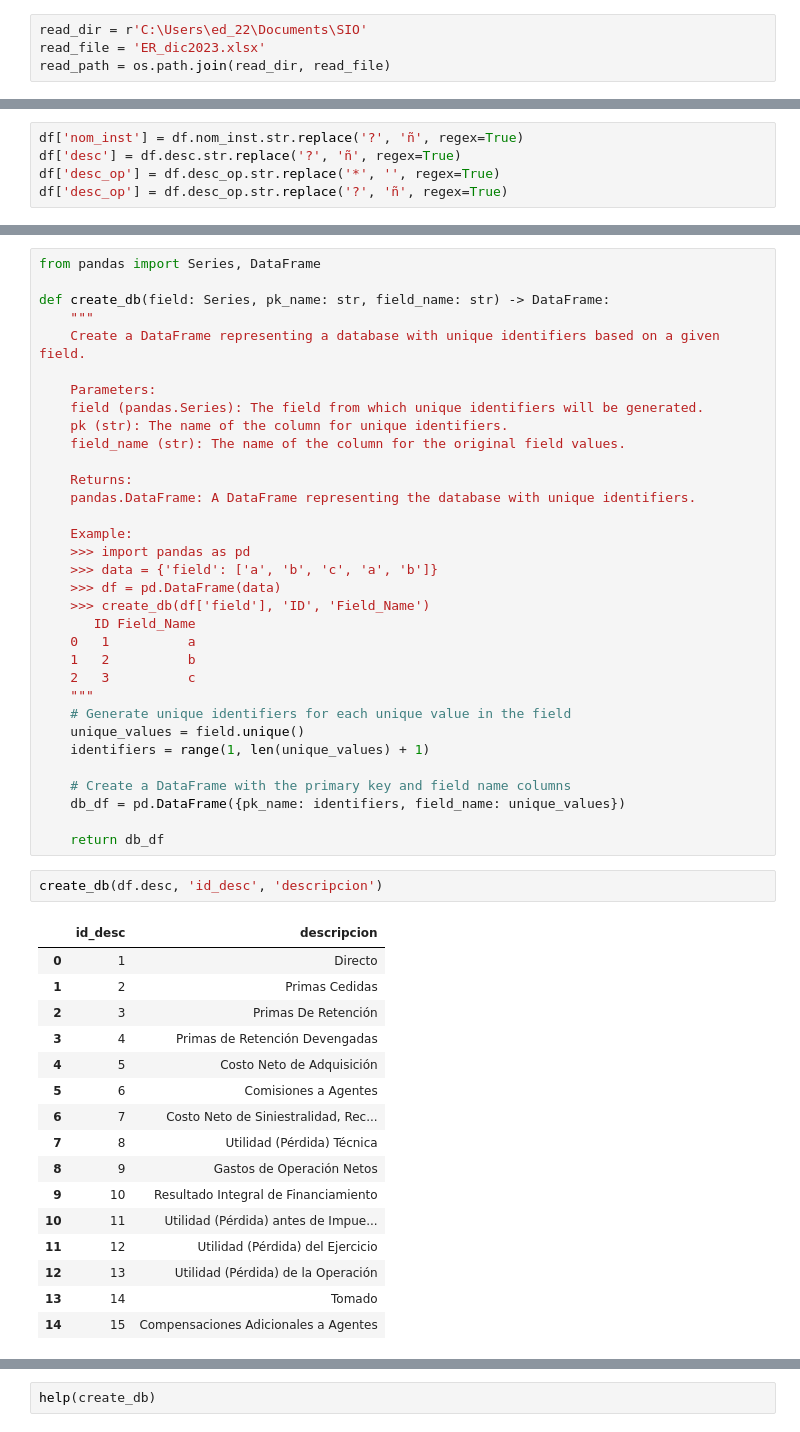
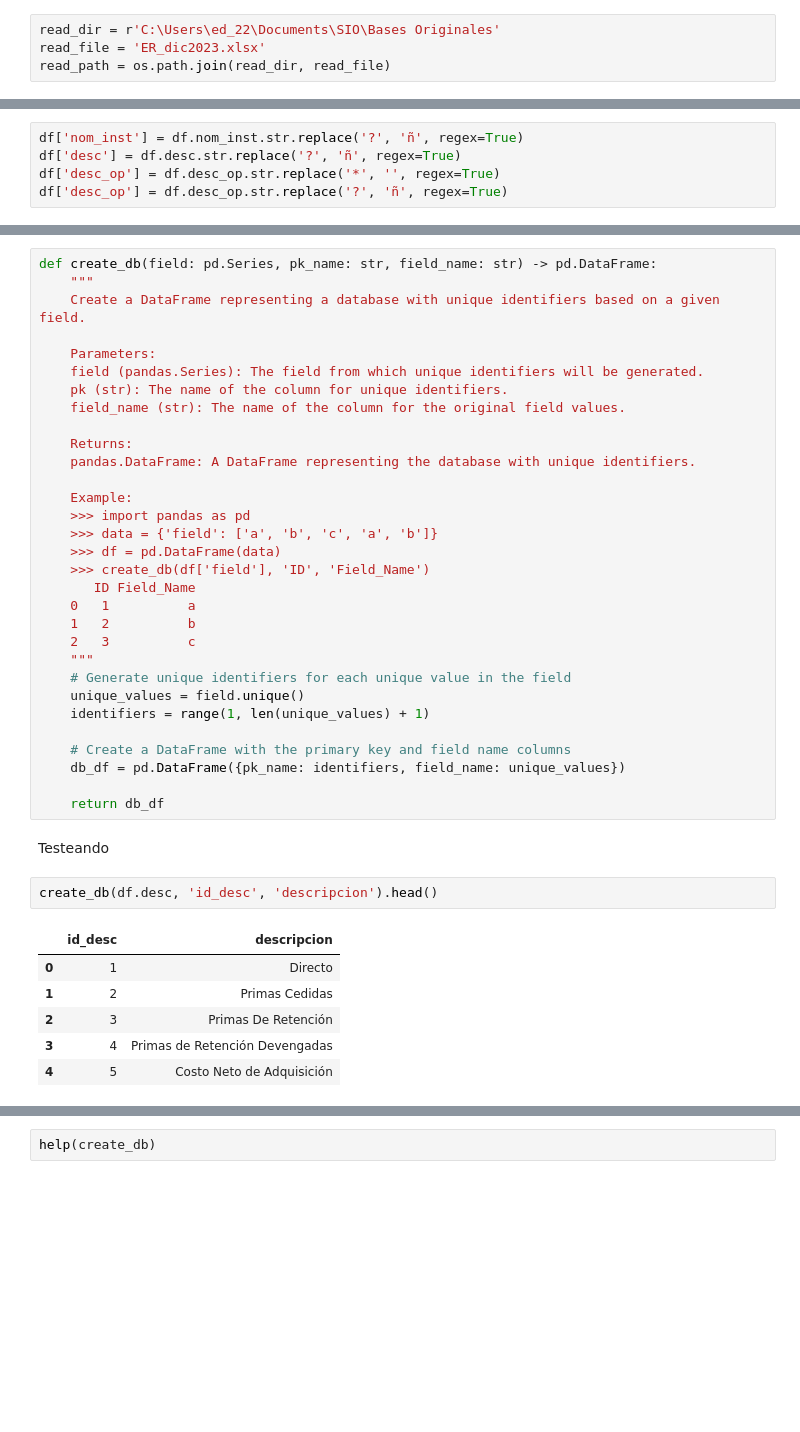
Before and after one commit to eruiz1996/SIO, a Jupyter notebook: Limpieza.ipynb, the cells around one changed output, grey strips where cells are left out. Saved outputs shown, nothing was run; the diff lists cells and outputs as text; blank space fills up the shorter version.

```diff
--- a/Limpieza.ipynb
+++ b/Limpieza.ipynb
@@ -9,7 +9,7 @@ Para descargar la base de datos original se necesita ir a la siguiente [ruta](ht
 # %% [markdown]
 ## Definición de ruta
 # %%
-read_dir = r'C:\Users\ed_22\Documents\SIO'
+read_dir = r'C:\Users\ed_22\Documents\SIO\Bases Originales'
 read_file = 'ER_dic2023.xlsx'
 read_path = os.path.join(read_dir, read_file)
 # %% [markdown]
@@ -105,7 +122,5 @@ df['desc_op'] = df.desc_op.str.replace('?', 'ñ', regex=True)
 # %%
-from pandas import Series, DataFrame
-
-def create_db(field: Series, pk_name: str, field_name: str) -> DataFrame:
+def create_db(field: pd.Series, pk_name: str, field_name: str) -> pd.DataFrame:
     """
     Create a DataFrame representing a database with unique identifiers based on a given field.
 
@@ -135,22 +150,14 @@ def create_db(field: Series, pk_name: str, field_name: str) -> DataFrame:
     db_df = pd.DataFrame({pk_name: identifiers, field_name: unique_values})
 
     return db_df
+# %% [markdown]
+Testeando
 # %%
-create_db(df.desc, 'id_desc', 'descripcion')
+create_db(df.desc, 'id_desc', 'descripcion').head()
 # %% [output]
 |  | id_desc | descripcion |
 | 0 | 1 | Directo |
 | 1 | 2 | Primas Cedidas |
 | 2 | 3 | Primas De Retención |
 | 3 | 4 | Primas de Retención Devengadas |
 | 4 | 5 | Costo Neto de Adquisición |
-| 5 | 6 | Comisiones a Agentes |
-| 6 | 7 | Costo Neto de Siniestralidad, Rec... |
-| 7 | 8 | Utilidad (Pérdida) Técnica |
-| 8 | 9 | Gastos de Operación Netos |
-| 9 | 10 | Resultado Integral de Financiamiento |
-| 10 | 11 | Utilidad (Pérdida) antes de Impue... |
-| 11 | 12 | Utilidad (Pérdida) del Ejercicio |
-| 12 | 13 | Utilidad (Pérdida) de la Operación |
-| 13 | 14 | Tomado |
-| 14 | 15 | Compensaciones Adicionales a Agentes |
```
Also changed, not shown: parts of 9 cells of this notebook.
